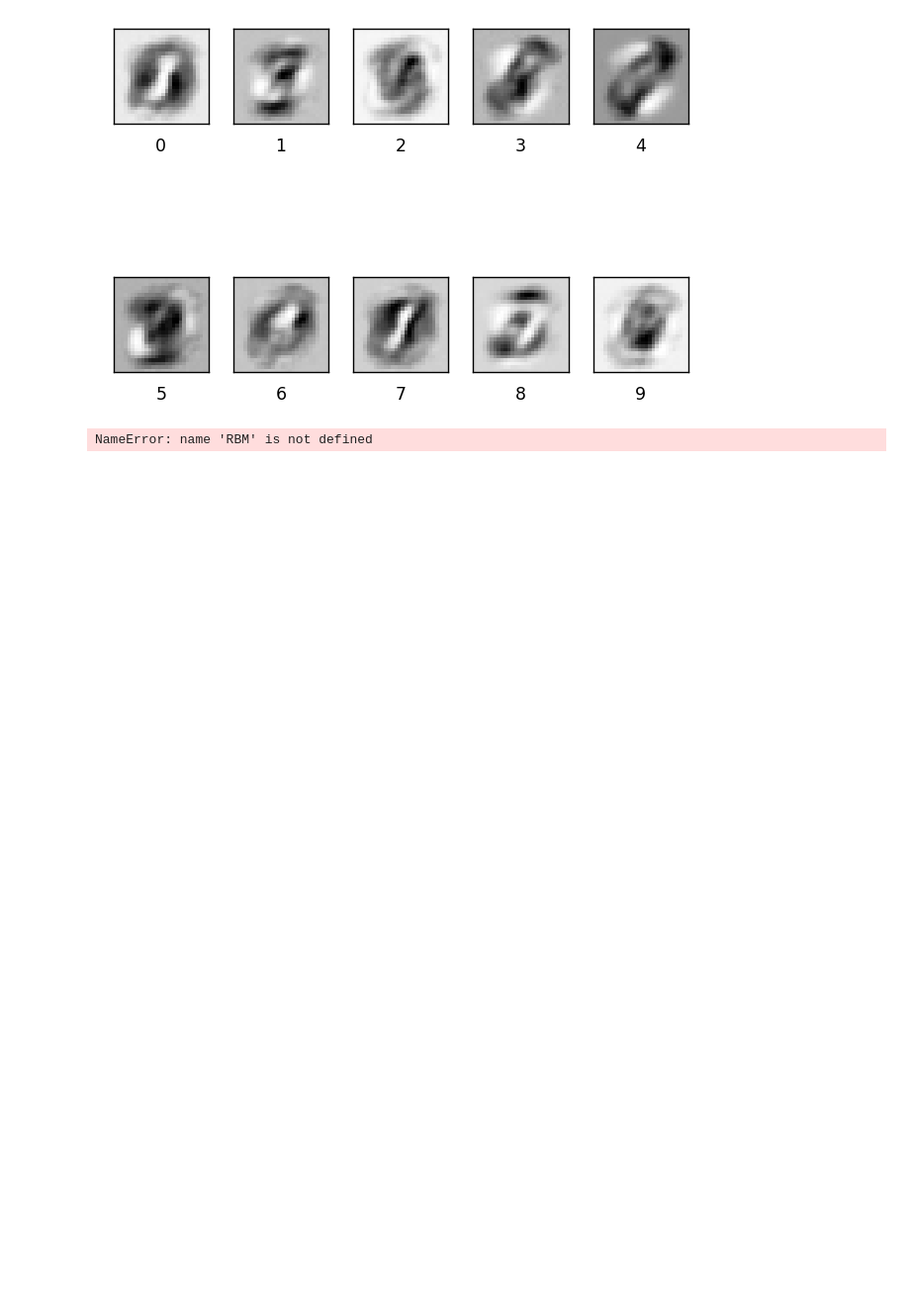
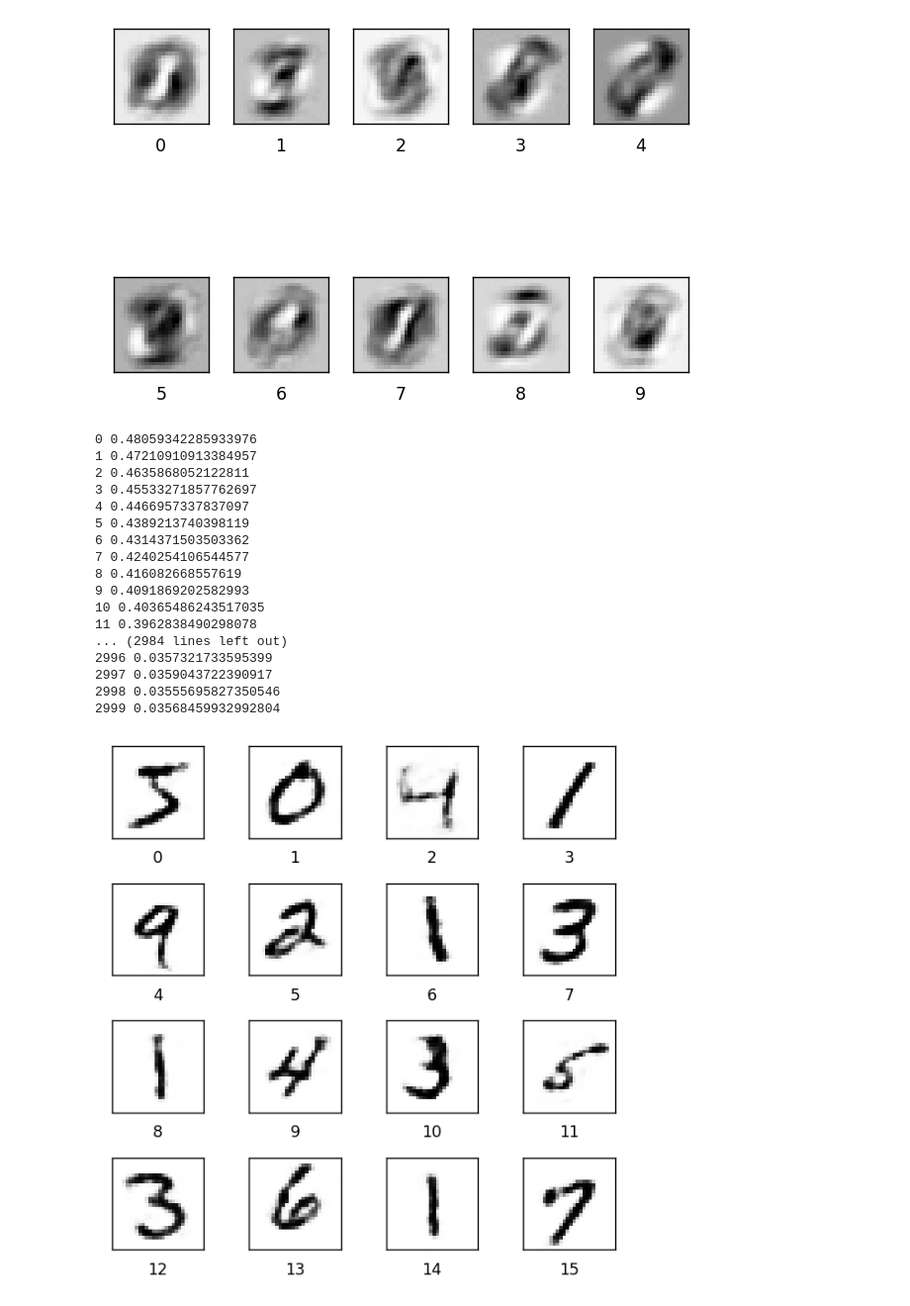
Before and after one commit to chanjure/SRBM, a Jupyter notebook: scripts/RBM-BB.ipynb, the cells around one changed output. Shown at 99% size. Drawn from its saved outputs; the diff is of its cells as text; code cells hidden in the pictures; blank space fills up the shorter version.

```diff
--- a/scripts/RBM-BB.ipynb
+++ b/scripts/RBM-BB.ipynb
@@ -318,38 +320,55 @@ plt.show()
 # %%
 # Well trained
 
-model = RBM(n_x,10)
+model = rbm.RBM(n_x,400)
 model.fit(x_train,0.1,3000)
 
 pred, hid = model.reconstruct(x_train[0:16])
 
 f, ax = plt.subplots(4,4, dpi=125, figsize=(5,5))
 
 for i in range(4):
     for j in range(4):
         ind = i*4 + j
         ax[i,j].imshow(pred[ind].reshape(28,28), vmin=0, vmax=1, cmap='Greys')
         ax[i,j].set_xlabel(ind)
         ax[i,j].set_xticks([])
         ax[i,j].set_yticks([])
 
 f.tight_layout()
 plt.show()
 
 # pattern
 f, ax = plt.subplots(2,5, dpi=125, figsize=(5,5))
 
 for i in range(2):
     for j in range(5):
         ind = i*5 + j
 #         ax[i,j].imshow(model.w.T[ind].reshape(28,28), vmin=0, vmax=1, cmap='Greys')
         ax[i,j].imshow(model.w.T[ind].reshape(28,28), cmap='Greys')
 
         ax[i,j].set_xlabel(ind)
         ax[i,j].set_xticks([])
         ax[i,j].set_yticks([])
 
 f.tight_layout()
 plt.show()
 # %% [output]
-NameError: name 'RBM' is not defined
+0 0.48059342285933976
+1 0.47210910913384957
+2 0.4635868052122811
+3 0.45533271857762697
+4 0.4466957337837097
+5 0.4389213740398119
+6 0.4314371503503362
+7 0.4240254106544577
+8 0.416082668557619
+9 0.4091869202582993
+10 0.40365486243517035
+11 0.3962838490298078
+... (2984 lines left out)
+2996 0.0357321733595399
+2997 0.0359043722390917
+2998 0.03555695827350546
+2999 0.03568459932992804
+[figure, added]
```
Also changed, not shown: parts of 5 cells of this notebook, 2 other files.
